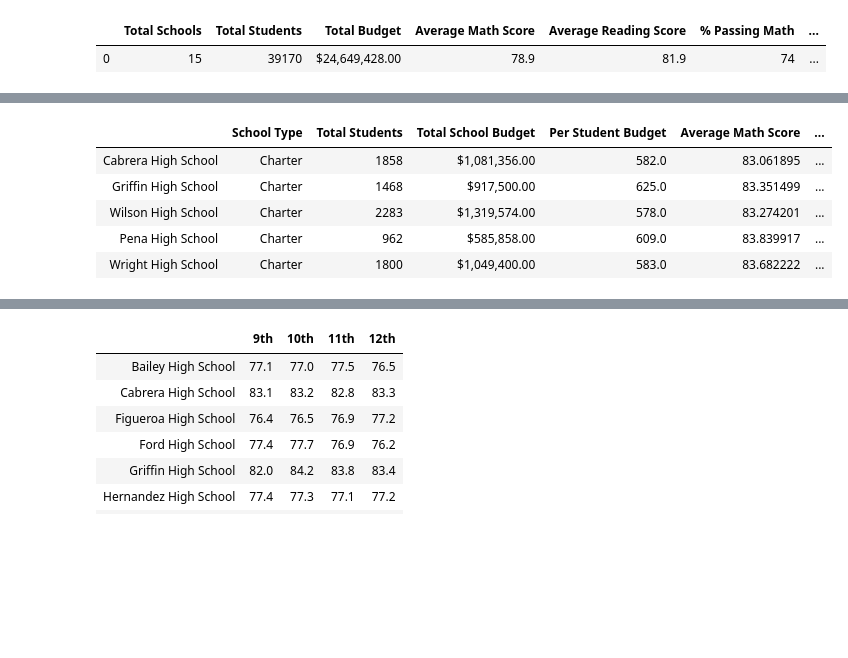
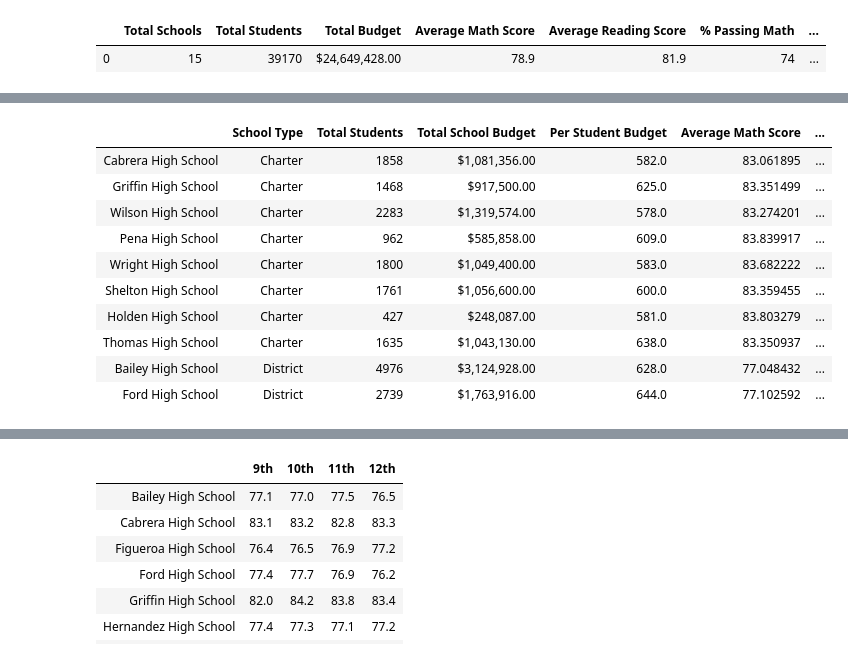
Before and after one commit to jburs/School_District_Analysis, a Jupyter notebook: PyCitySchools_Challenge.ipynb, the cells around one changed output, grey strips where cells are left out. Saved outputs shown, nothing was run; the diff lists cells and outputs as text; code cells hidden in the pictures; blank space fills up the shorter version.

```diff
--- a/PyCitySchools_Challenge.ipynb
+++ b/PyCitySchools_Challenge.ipynb
@@ -195,16 +203,24 @@ per_school_summary_df.head()
 # %%
 # High performing schools
 # Sort and show top five schools
 top_schools = per_school_summary_df.sort_values(["% Overall Passing"], ascending = False)
 
-top_schools.head()
+top_schools.head(10)
+# Affect on district summary with 9th grade students from Thomas High Schools scores as nan:
+# Thomas High School is no longer one of the top schools because their % overall passing value
+# is much smaller and not accurate due the missing data
 # %% [output]
 |  | School Type | Total Students | Total School Budget | Per Student Budget | Average Math Score | ... |
 | Cabrera High School | Charter | 1858 | $1,081,356.00 | 582.0 | 83.061895 | ... |
 | Griffin High School | Charter | 1468 | $917,500.00 | 625.0 | 83.351499 | ... |
 | Wilson High School | Charter | 2283 | $1,319,574.00 | 578.0 | 83.274201 | ... |
 | Pena High School | Charter | 962 | $585,858.00 | 609.0 | 83.839917 | ... |
 | Wright High School | Charter | 1800 | $1,049,400.00 | 583.0 | 83.682222 | ... |
+| Shelton High School | Charter | 1761 | $1,056,600.00 | 600.0 | 83.359455 | ... |
+| Holden High School | Charter | 427 | $248,087.00 | 581.0 | 83.803279 | ... |
+| Thomas High School | Charter | 1635 | $1,043,130.00 | 638.0 | 83.350937 | ... |
+| Bailey High School | District | 4976 | $3,124,928.00 | 628.0 | 77.048432 | ... |
+| Ford High School | District | 2739 | $1,763,916.00 | 644.0 | 77.102592 | ... |
 # %%
 # Low performing schools
 # Sort and show bottom five schools
```
Also changed, not shown: parts of 8 cells of this notebook, 1 other file.
